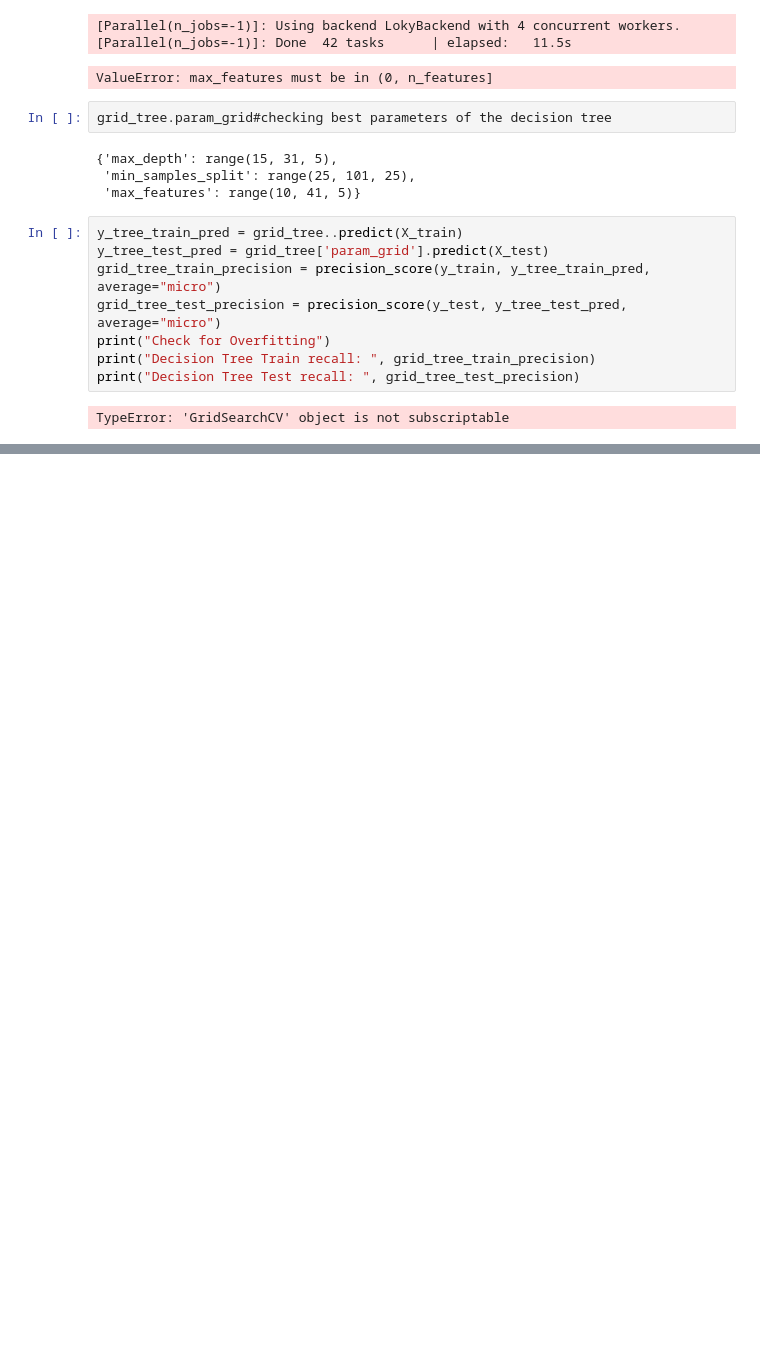
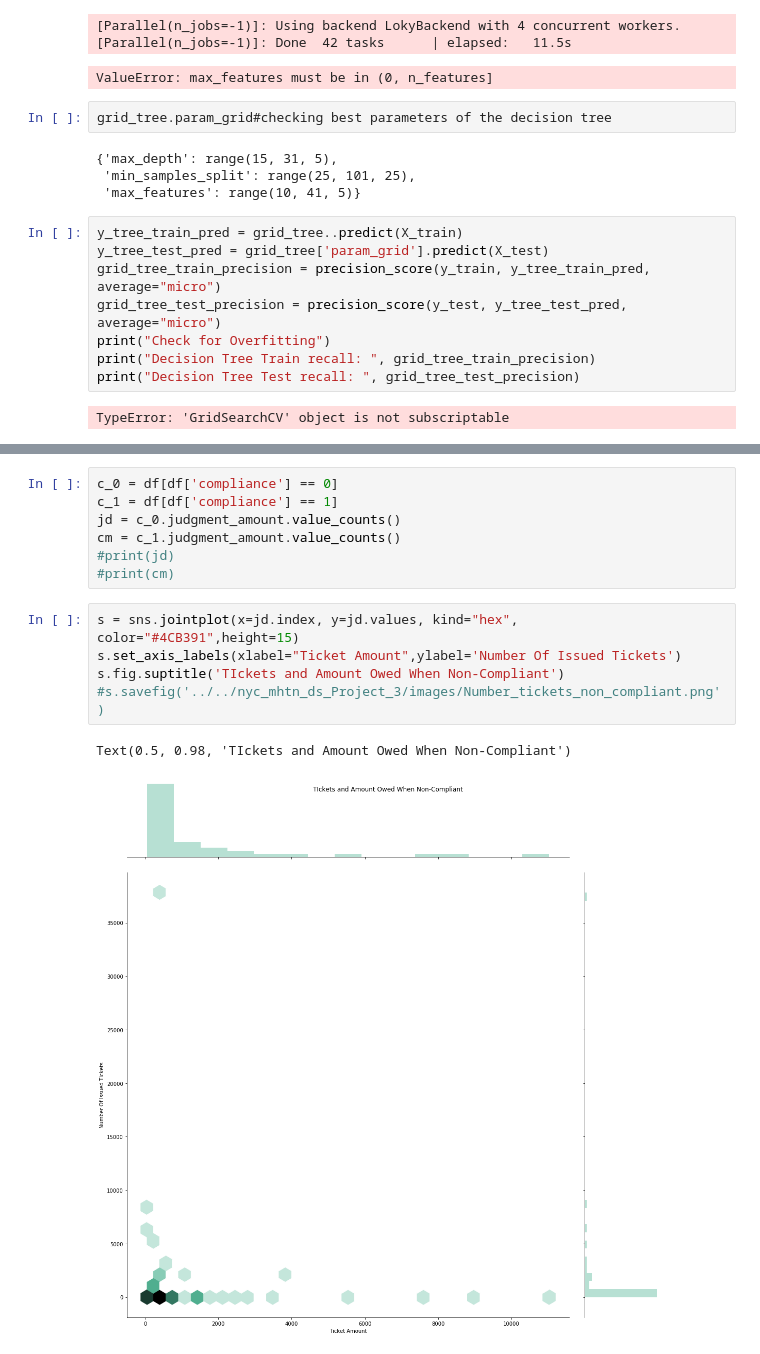
Before and after one commit to Kelvin-Arellano/nyc_mhtn_ds_Project_3, a Jupyter notebook: modeling.ipynb, the cells around one changed output, grey strips where cells are left out. Saved outputs shown, nothing was run; the diff lists cells and outputs as text; blank space fills up the shorter version.

```diff
--- a/modeling.ipynb
+++ b/modeling.ipynb
@@ -192,0 +249,15 @@ TypeError: 'GridSearchCV' object is not subscriptable
+# %%
+c_0 = df[df['compliance'] == 0]
+c_1 = df[df['compliance'] == 1]
+jd = c_0.judgment_amount.value_counts()
+cm = c_1.judgment_amount.value_counts()
+#print(jd)
+#print(cm)
+# %%
+s = sns.jointplot(x=jd.index, y=jd.values, kind="hex", color="#4CB391",height=15)
+s.set_axis_labels(xlabel="Ticket Amount",ylabel='Number Of Issued Tickets')
+s.fig.suptitle('TIckets and Amount Owed When Non-Compliant')
+#s.savefig('../../nyc_mhtn_ds_Project_3/images/Number_tickets_non_compliant.png')
+# %% [output]
+Text(0.5, 0.98, 'TIckets and Amount Owed When Non-Compliant')
+[figure, added]
```
Also changed, not shown: parts of 5 cells of this notebook.
